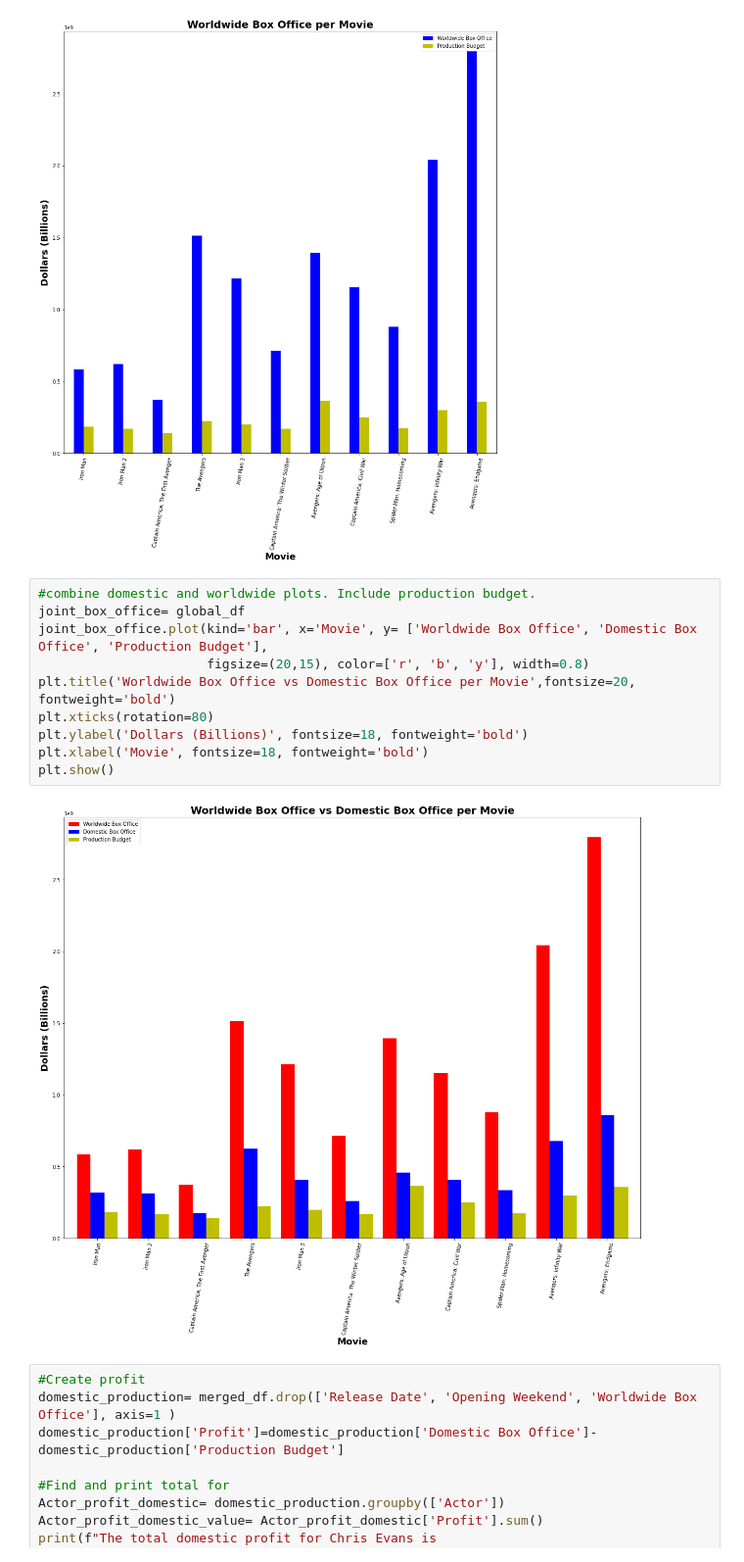
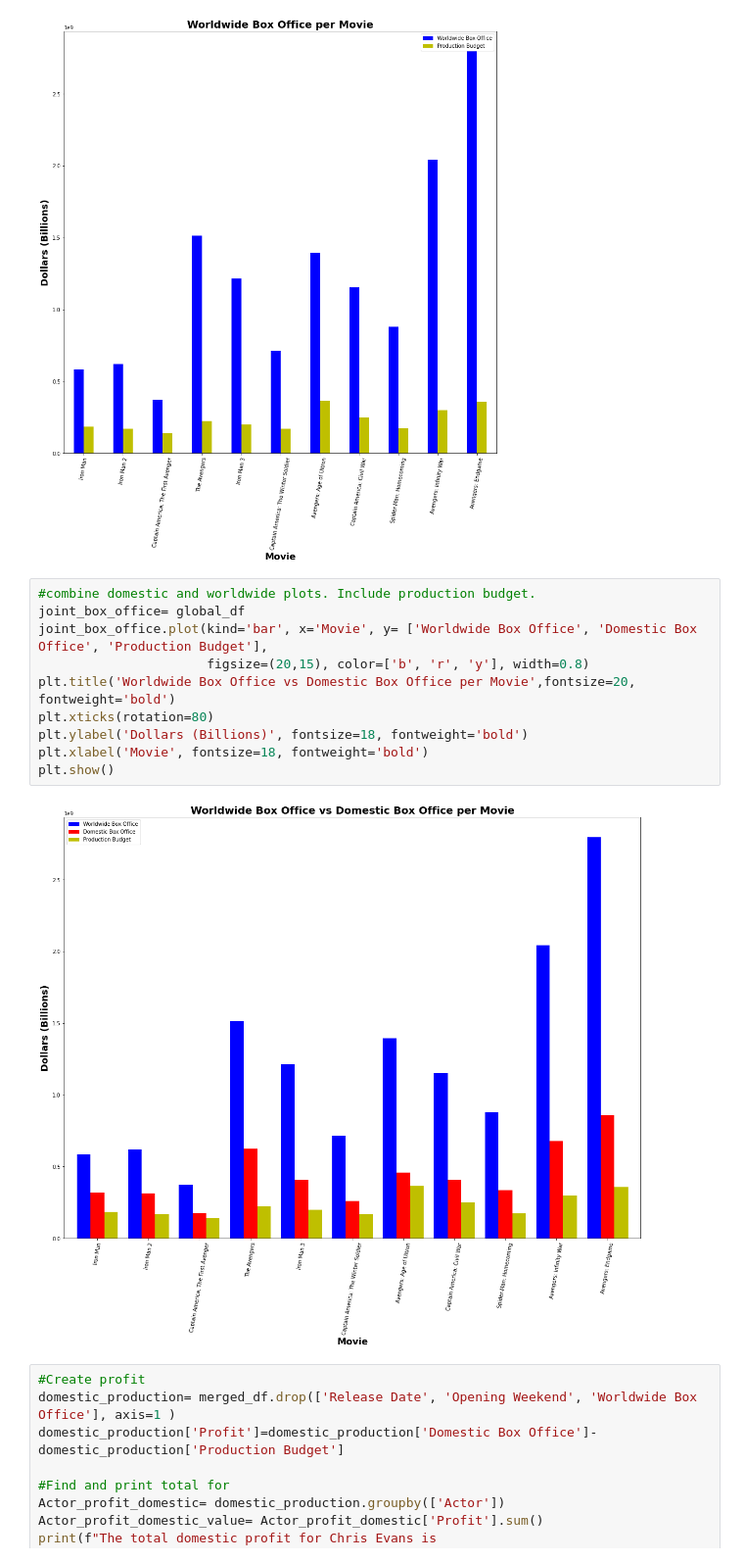
Before and after one commit to dmhitt/Marvel-Movies-Profitability, a Jupyter notebook: Domestic vs Global.ipynb, the cells around one changed output. Shown at 98% size. Drawn from its saved outputs; the diff is of its cells as text.

```diff
--- a/Domestic vs Global.ipynb
+++ b/Domestic vs Global.ipynb
@@ -116,15 +116,15 @@ plt.show()
 # %%
 #combine domestic and worldwide plots. Include production budget.
 joint_box_office= global_df
 joint_box_office.plot(kind='bar', x='Movie', y= ['Worldwide Box Office', 'Domestic Box Office', 'Production Budget'],
-                      figsize=(20,15), color=['r', 'b', 'y'], width=0.8)
+                      figsize=(20,15), color=['b', 'r', 'y'], width=0.8)
 plt.title('Worldwide Box Office vs Domestic Box Office per Movie',fontsize=20, fontweight='bold')
 plt.xticks(rotation=80)
 plt.ylabel('Dollars (Billions)', fontsize=18, fontweight='bold')
 plt.xlabel('Movie', fontsize=18, fontweight='bold')
 plt.show()
 # %% [output]
-[figure, old version]
+[figure, new version]
 # %%
 #Create profit
 domestic_production= merged_df.drop(['Release Date', 'Opening Weekend', 'Worldwide Box Office'], axis=1 )
```
